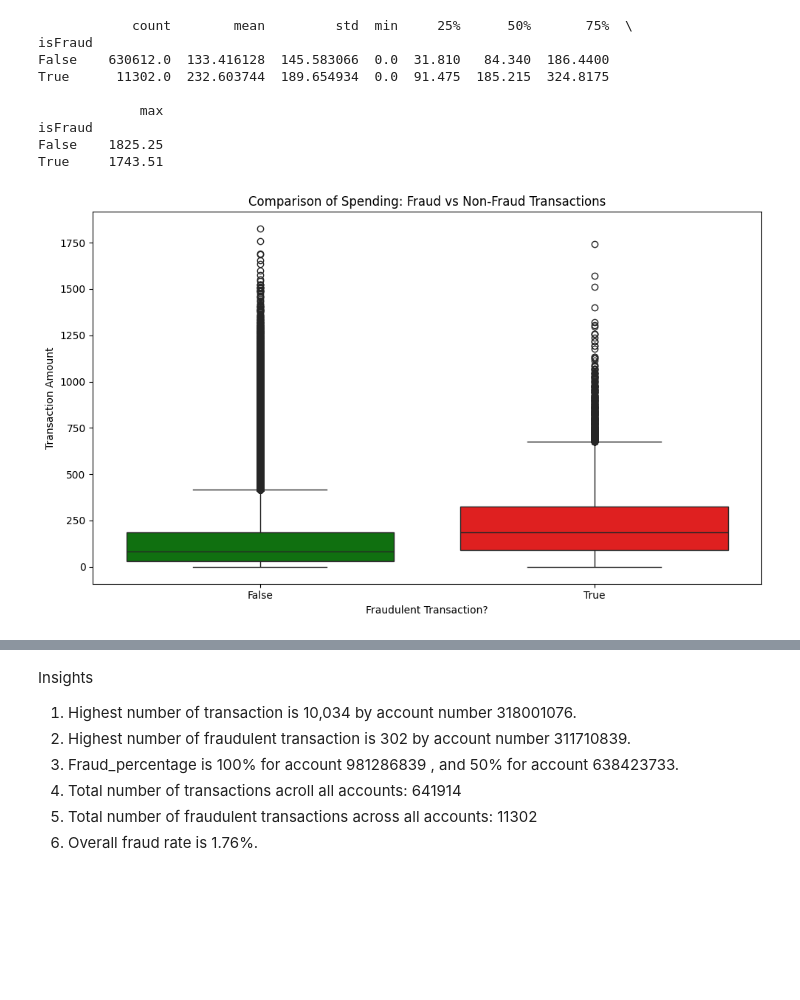
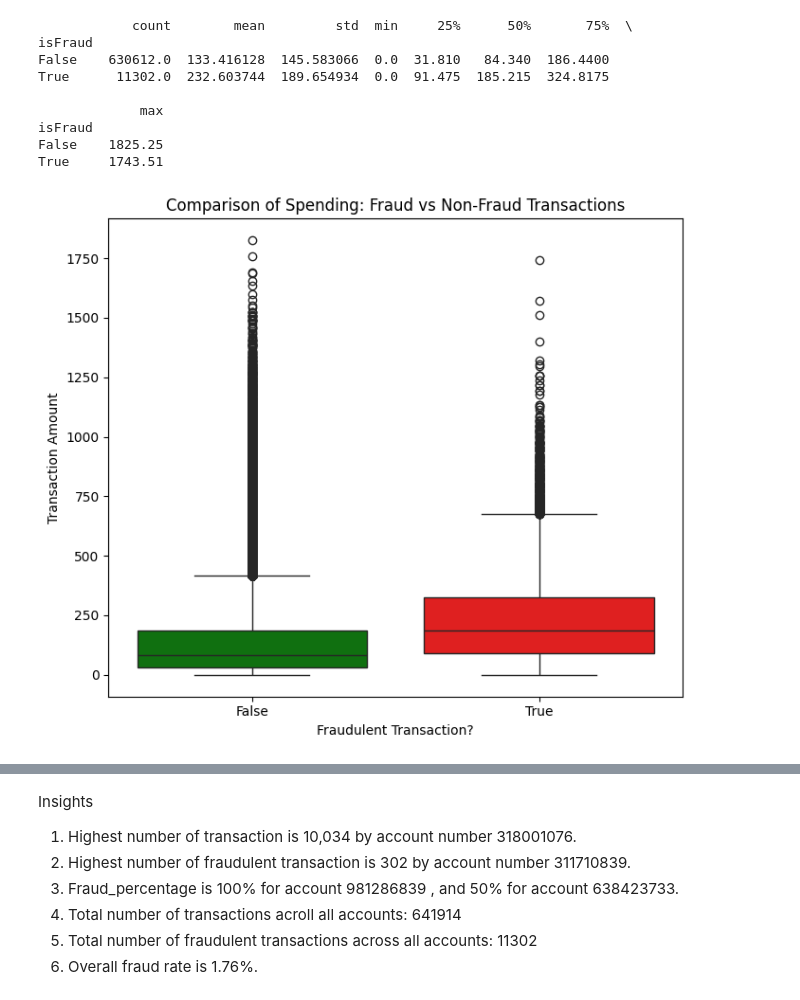
Before and after one commit to AsmitaOjha/Internship_ExtensoData_Work, a Jupyter notebook: Projects/Task_3_EDA/notebook/EDA_Questions.ipynb, the cells around one changed output, grey strips where cells are left out. Drawn from its saved outputs; the diff is of its cells as text; code cells hidden in the pictures; blank space fills up the shorter version.

Commit message:
Some more visuals addition

```diff
--- a/Projects/Task_3_EDA/notebook/EDA_Questions.ipynb
+++ b/Projects/Task_3_EDA/notebook/EDA_Questions.ipynb
@@ -490,12 +512,12 @@ isFraud
 False    1825.25
 True     1743.51
 # %%
-plt.figure(figsize=(10, 6))
+plt.figure(figsize=(7, 6))
 sns.boxplot(data=sorted_df, x='isFraud', y='transactionAmount', hue='isFraud', palette={False: 'green', True: 'red'}, legend=False)
 plt.xlabel('Fraudulent Transaction?')
 plt.ylabel('Transaction Amount')
 plt.title('Comparison of Spending: Fraud vs Non-Fraud Transactions')
 plt.tight_layout()
 plt.show()
 # %% [output]
-[figure, old version]
+[figure, new version]
```
Also changed, not shown: parts of 22 cells of this notebook, 1 other file.
